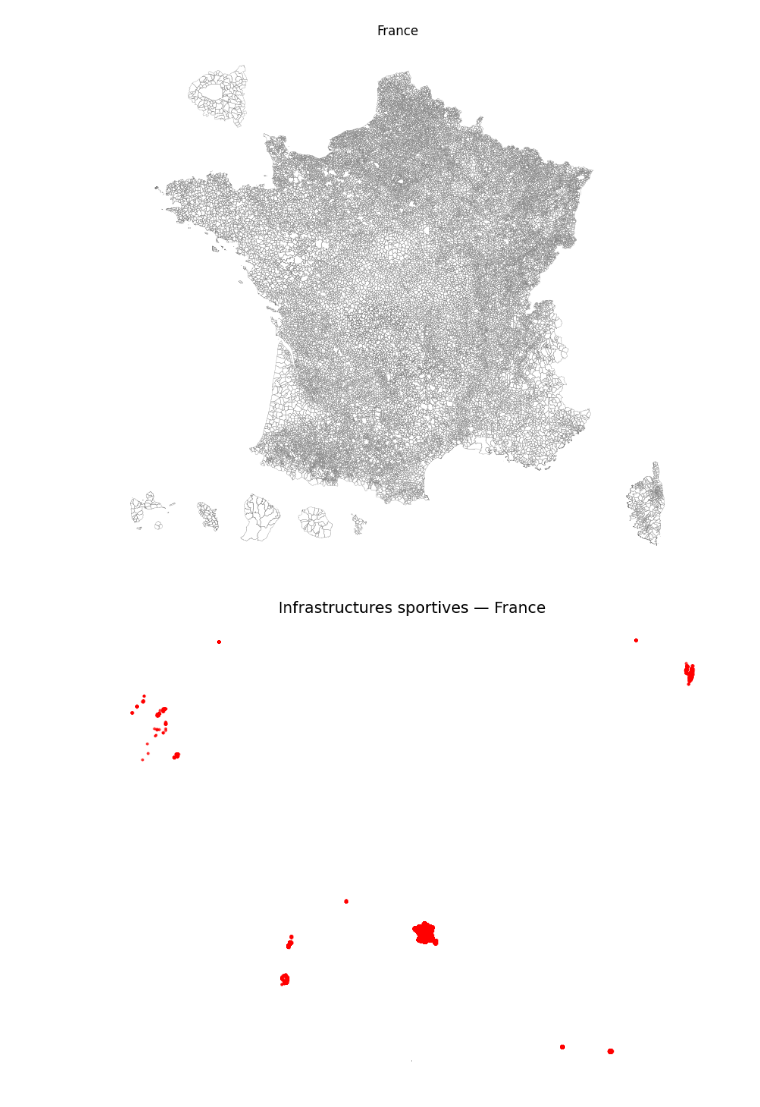
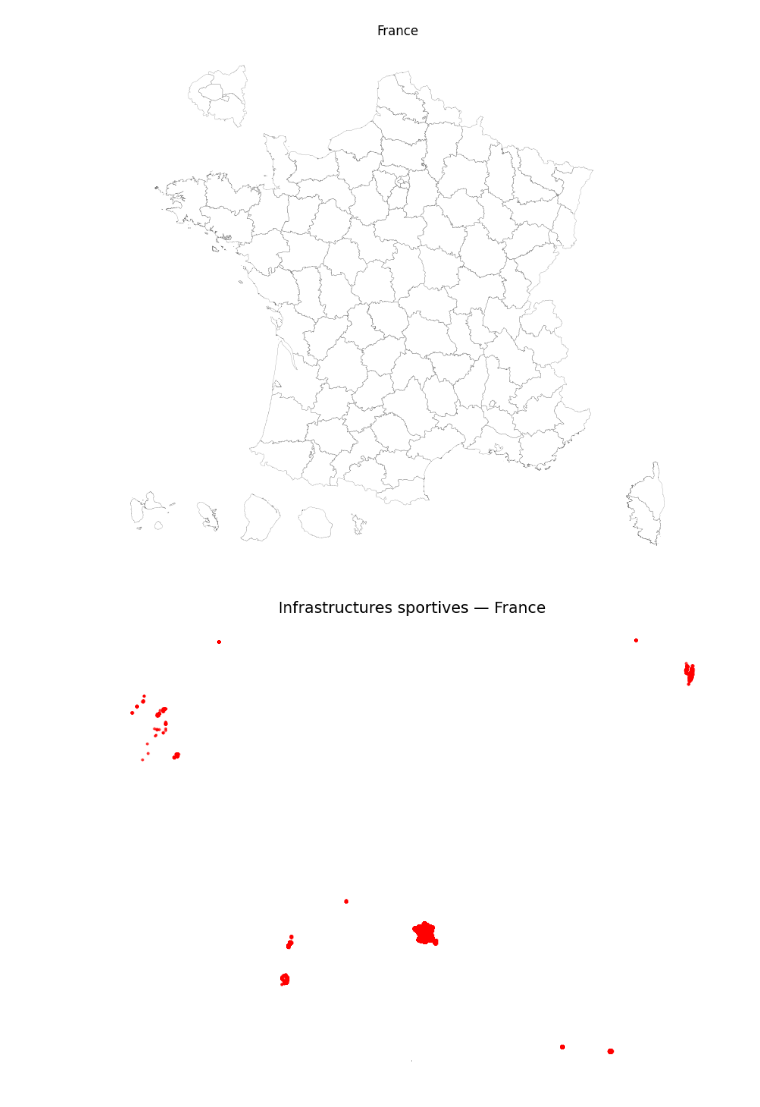
Before and after one commit to MaximeHirsch/Projet-python-deserts-sportifs, a Jupyter notebook: Projet.ipynb, the cells around one changed output. Saved outputs shown, nothing was run; the diff lists cells and outputs as text; code cells hidden in the pictures.

```diff
--- a/Projet.ipynb
+++ b/Projet.ipynb
@@ -127,33 +127,32 @@ df_final = df_final.drop_duplicates()
 # %%
 '''
 Maintenant faisons une carte de la france avec toutes les infrastructures sportives.
 1) On trace la carte de la France
 '''
 url_or_gdf = carti_download(
     "France",
     crs=4326,
-    borders="COMMUNE",
+    borders="DEPARTEMENT",
     vectorfile_format="geojson",
     filter_by="FRANCE_ENTIERE_DROM_RAPPROCHES",
     source="EXPRESS-COG-CARTO-TERRITOIRE",
     year=2022,
 )
 
 if isinstance(url_or_gdf, gpd.GeoDataFrame):
     gdf = url_or_gdf
 else:
     with tempfile.NamedTemporaryFile(suffix=".geojson", delete=False) as tmp:
         tmp.write(requests.get(url_or_gdf).content)
         local_path = tmp.name
     gdf = gpd.read_file(local_path)
 
 gdf = gdf.to_crs("EPSG:2154")
 ax = gdf.boundary.plot(figsize=(10, 12), linewidth=0.2, color="gray")
 ax.set_title("France")
 ax.set_axis_off()
-plt.show()
 # %% [output]
-[figure, old version]
+[figure, new version]
 # %%
 '''
 2)On place les points des infrastructures
```
Also changed, not shown: parts of 2 cells of this notebook.
